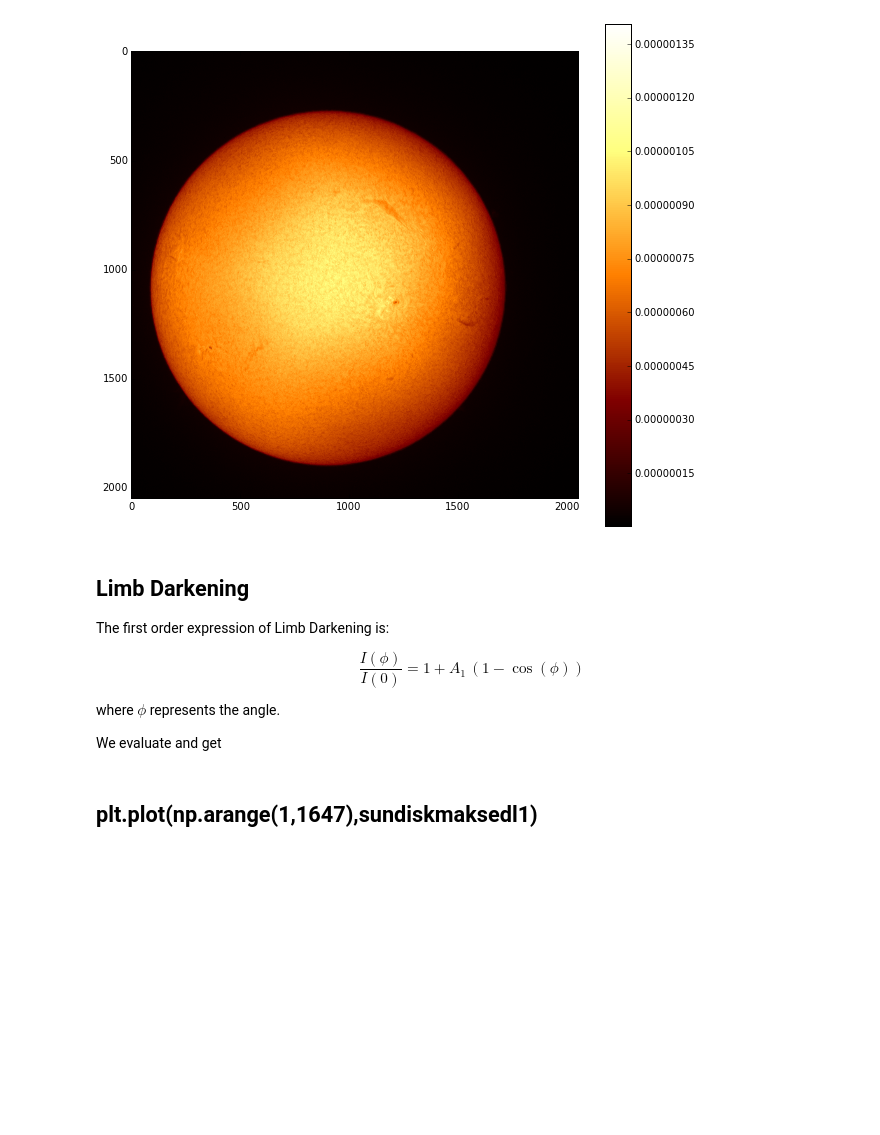
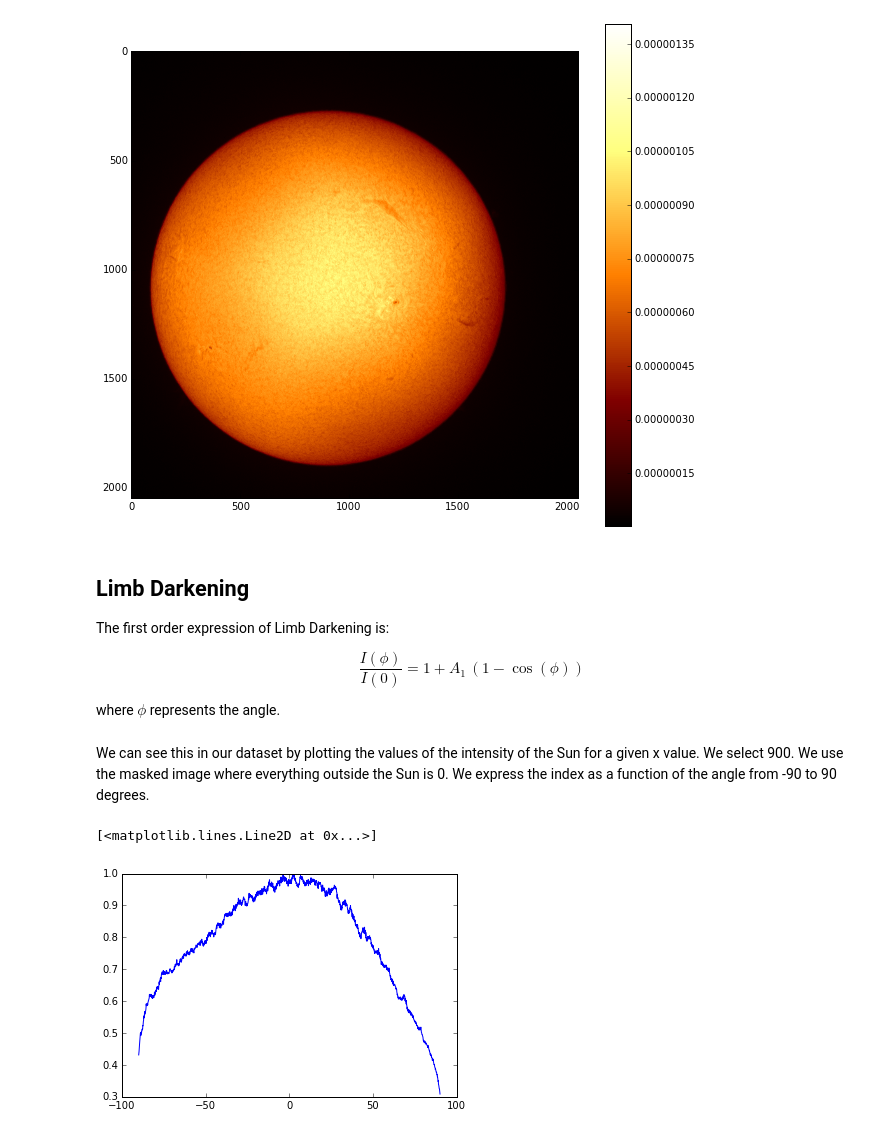
Before and after one commit to manuelmarcano22/TPCoronograph, a Jupyter notebook: l1anal.ipynb, the cells around one changed output. Cells and saved outputs as stored; diff of their text form; code cells hidden in the pictures; blank space fills up the shorter version.

```diff
--- a/l1anal.ipynb
+++ b/l1anal.ipynb
@@ -120,10 +99,13 @@ The first order expression of Limb Darkening is:
 $$\frac{I(\phi)}{I(0)}= 1+ A_1 \, (1- \cos(\phi))$$
 
 where $\phi$ represents the angle.
-
-We evaluate and get
+# %% [markdown]
+We can see this in our dataset by plotting the values of the intensity of the Sun for a given x value. We select 900. We use the masked image where everything outside the Sun is 0. We express the index as a function of the angle from -90 to 90 degrees.
 # %%
-sunmask = maskedl1[1000]  != 0
+sunmask = maskedl1[900]  != 0
 sundiskmaksedl1 = maskedl1[1000][sunmask]
+xsundisk = np.linspace(-90, 90, len(sundiskmaksedl1))
+plt.plot( xsundisk, sundiskmaksedl1/np.max(sundiskmaksedl1))
+# %% [output]
+[<matplotlib.lines.Line2D at 0x...>]
+[figure, added]
-# %% [markdown]
-## plt.plot(np.arange(1,1647),sundiskmaksedl1)
```
Also changed, not shown: parts of 8 cells of this notebook.
